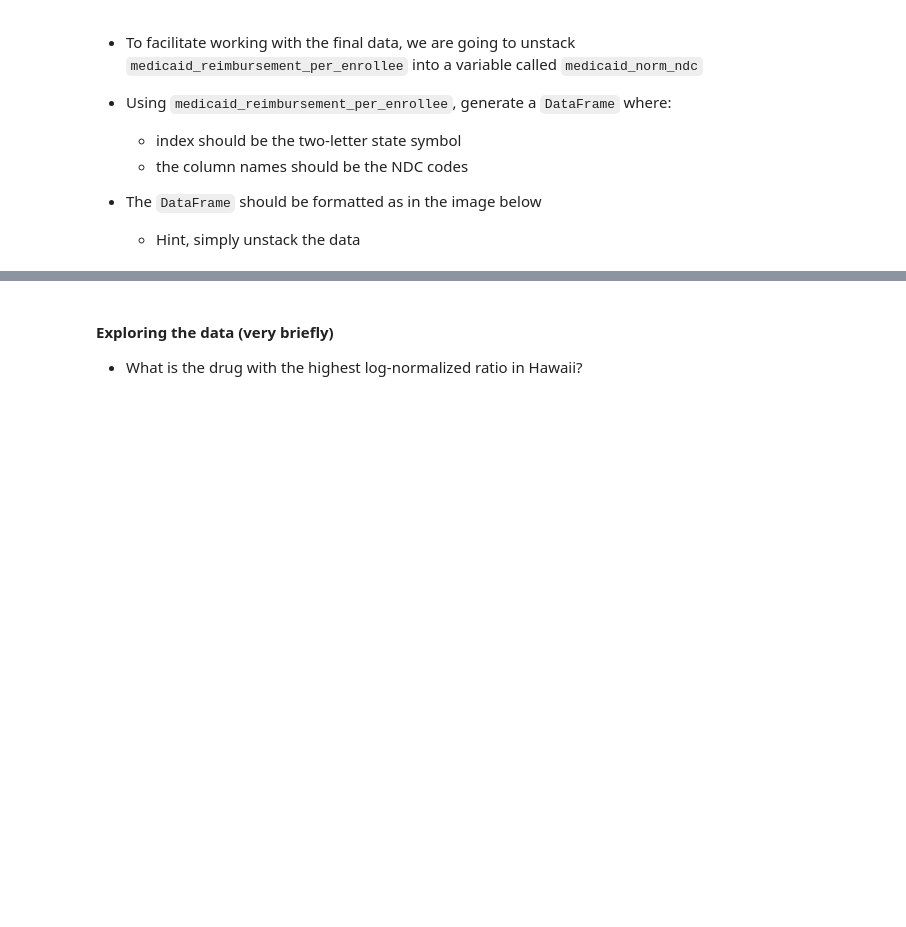
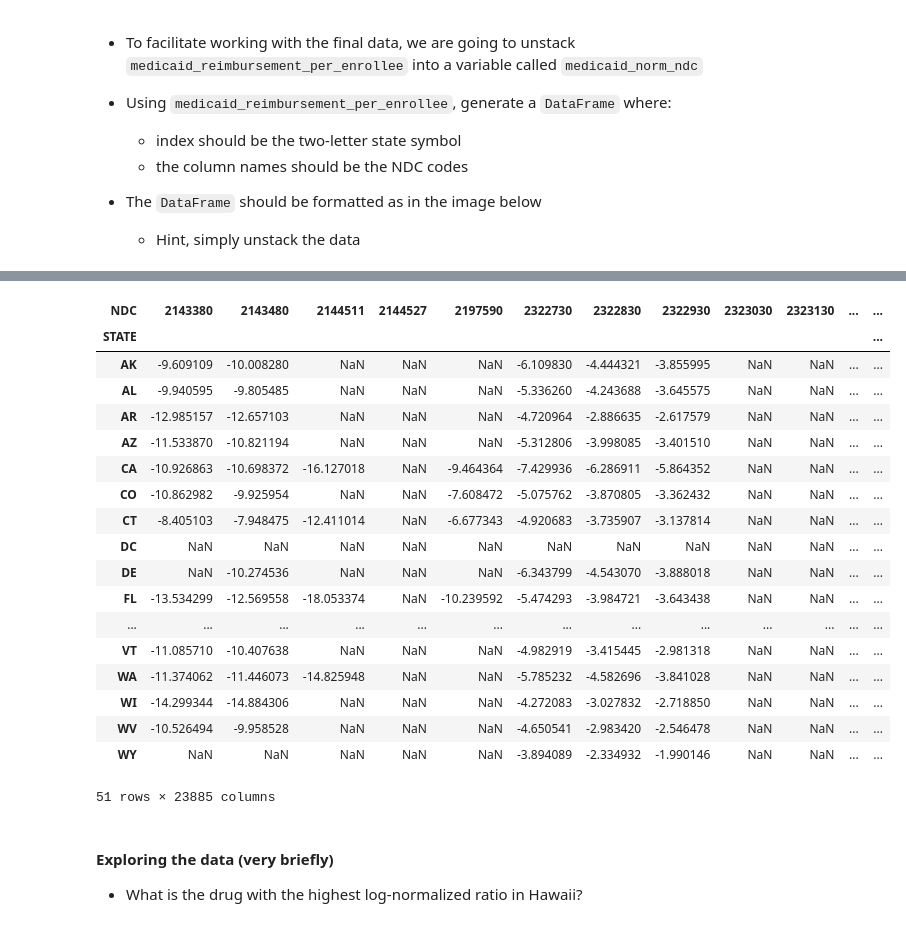
Before and after one commit to ebruffey/ics434, a Jupyter notebook: assignments/data-wrangling-ebruffey/Assignment_1.ipynb, the cells around one changed output, grey strips where cells are left out. Drawn from its saved outputs; the diff is of its cells as text; code cells hidden in the pictures; blank space fills up the shorter version.

```diff
--- a/assignments/data-wrangling-ebruffey/Assignment_1.ipynb
+++ b/assignments/data-wrangling-ebruffey/Assignment_1.ipynb
@@ -636,3 +628,4 @@ UTILIZATION TYPE    STATE    NDC    PRODUCT NAME    UNITS REIMBURSED    NUMBER O
 - Inspect your data to make sure the new index has now two levels (STATE and NDC)
 # %%
 ## WRITE YOUR CODE HERE
+medicaid_data_w_enrollments_hierarch = medicaid_data_w_enrollments.set_index(['STATE', 'NDC'])
@@ -708,0 +667,6 @@ MA     2143380    -7.921997
+# %%
+ratio_reimbursed = (medicaid_data_w_enrollments_hierarch.groupby(['STATE', 'NDC'])['UNITS REIMBURSED'].sum() /                             medicaid_data_w_enrollments_hierarch.groupby(['STATE', 'NDC'])['TOTAL MEDICAID ENROLLEES'].unique())
+# %%
+ratio_reimbursed = ratio_reimbursed.astype(float)
+medicaid_reimbursement_per_enrollee = np.log2(ratio_reimbursed)
+medicaid_reimbursement_per_enrollee
@@ -719,6 +697,29 @@ MA     2143380    -7.921997
 <img src="media/unstacked.png" alt="drawing" style="width:900px;"/>
 # %%
 ## WRITE YOUR CODE HERE
+medicaid_norm_ndc = medicaid_reimbursement_per_enrollee.unstack(level=-1)
+# %%
+medicaid_norm_ndc
+# %% [output]
+| NDC | 2143380 | 2143480 | 2144511 | 2144527 | 2197590 | 2322730 | 2322830 | 2322930 | 2323030 | 2323130 | ... | ... |
+| STATE |  |  |  |  |  |  |  |  |  |  |  | ... |
+| AK | -9.609109 | -10.008280 | NaN | NaN | NaN | -6.109830 | -4.444321 | -3.855995 | NaN | NaN | ... | ... |
+| AL | -9.940595 | -9.805485 | NaN | NaN | NaN | -5.336260 | -4.243688 | -3.645575 | NaN | NaN | ... | ... |
+| AR | -12.985157 | -12.657103 | NaN | NaN | NaN | -4.720964 | -2.886635 | -2.617579 | NaN | NaN | ... | ... |
+| AZ | -11.533870 | -10.821194 | NaN | NaN | NaN | -5.312806 | -3.998085 | -3.401510 | NaN | NaN | ... | ... |
+| CA | -10.926863 | -10.698372 | -16.127018 | NaN | -9.464364 | -7.429936 | -6.286911 | -5.864352 | NaN | NaN | ... | ... |
+| CO | -10.862982 | -9.925954 | NaN | NaN | -7.608472 | -5.075762 | -3.870805 | -3.362432 | NaN | NaN | ... | ... |
+| CT | -8.405103 | -7.948475 | -12.411014 | NaN | -6.677343 | -4.920683 | -3.735907 | -3.137814 | NaN | NaN | ... | ... |
+| DC | NaN | NaN | NaN | NaN | NaN | NaN | NaN | NaN | NaN | NaN | ... | ... |
+| DE | NaN | -10.274536 | NaN | NaN | NaN | -6.343799 | -4.543070 | -3.888018 | NaN | NaN | ... | ... |
+| FL | -13.534299 | -12.569558 | -18.053374 | NaN | -10.239592 | -5.474293 | -3.984721 | -3.643438 | NaN | NaN | ... | ... |
+| ... | ... | ... | ... | ... | ... | ... | ... | ... | ... | ... | ... | ... |
+| VT | -11.085710 | -10.407638 | NaN | NaN | NaN | -4.982919 | -3.415445 | -2.981318 | NaN | NaN | ... | ... |
+| WA | -11.374062 | -11.446073 | -14.825948 | NaN | NaN | -5.785232 | -4.582696 | -3.841028 | NaN | NaN | ... | ... |
+| WI | -14.299344 | -14.884306 | NaN | NaN | NaN | -4.272083 | -3.027832 | -2.718850 | NaN | NaN | ... | ... |
+| WV | -10.526494 | -9.958528 | NaN | NaN | NaN | -4.650541 | -2.983420 | -2.546478 | NaN | NaN | ... | ... |
+| WY | NaN | NaN | NaN | NaN | NaN | -3.894089 | -2.334932 | -1.990146 | NaN | NaN | ... | ... |
+51 rows × 23885 columns
 # %% [markdown]
 #### Exploring the data (very briefly)
 - What is the drug with the highest log-normalized ratio in Hawaii?
```
Also changed, not shown: parts of 36 cells of this notebook.
